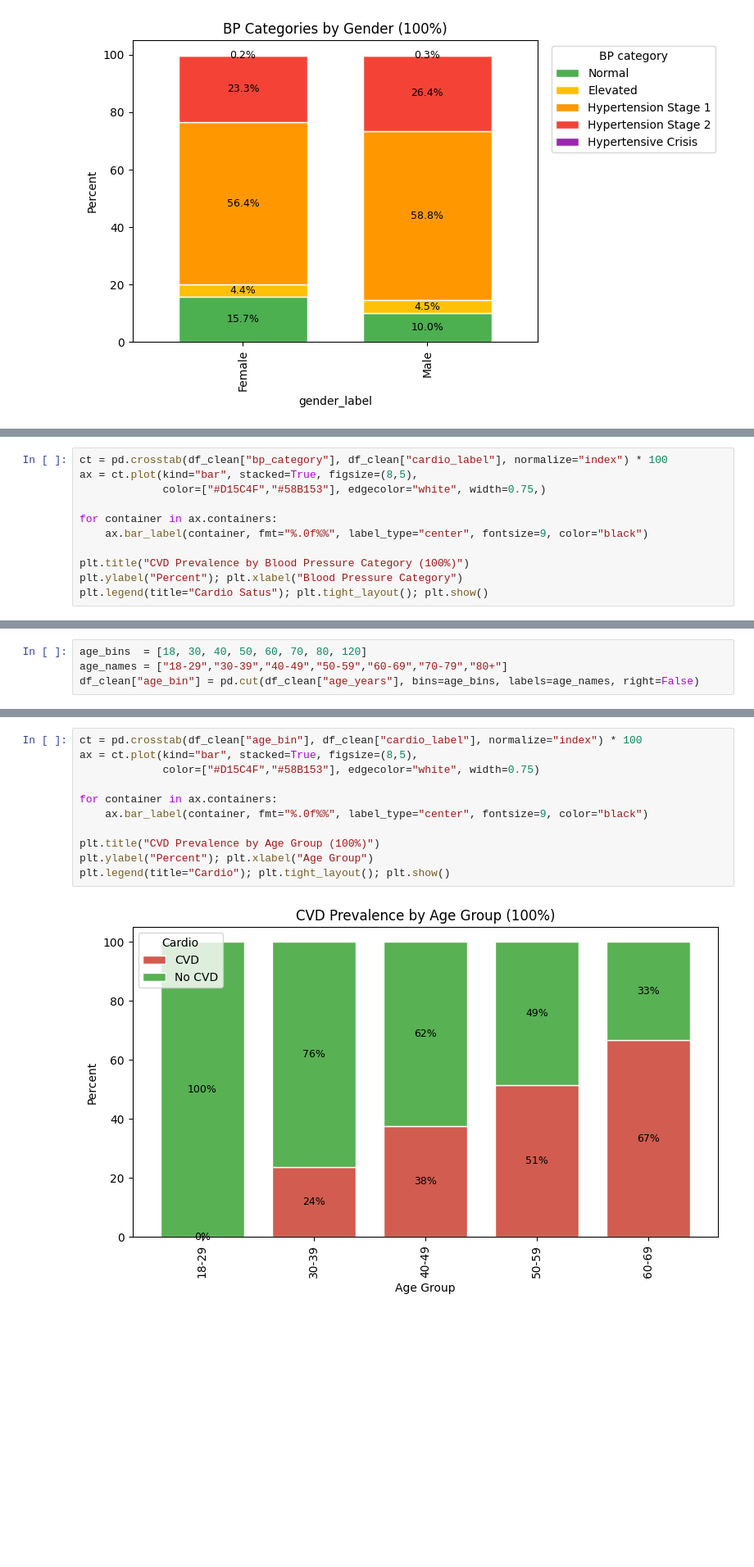
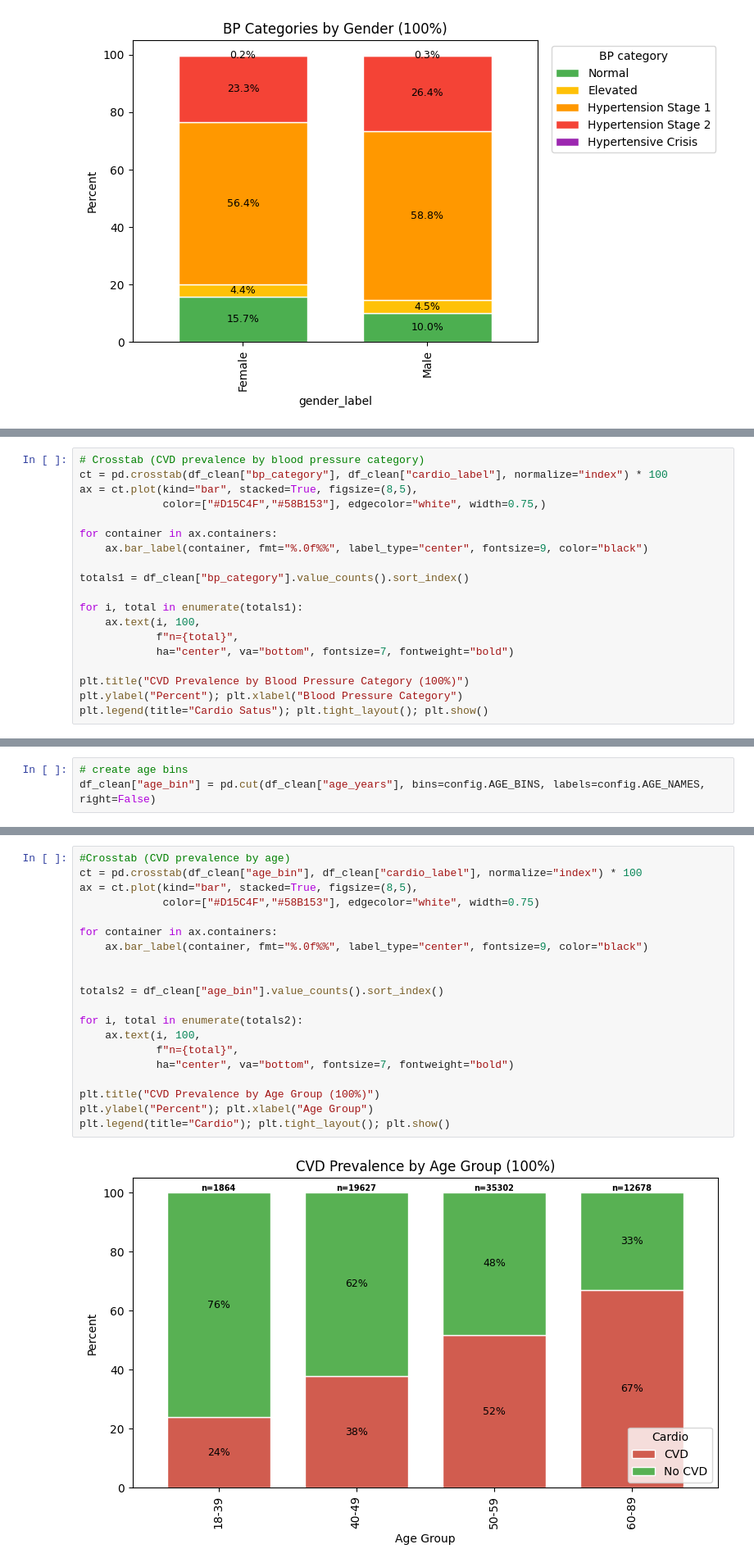
Before and after one commit to lizabguercho/DI_Final_Project_CVD, a Jupyter notebook: Final_project.ipynb, the cells around one changed output, grey strips where cells are left out. Shown at 82% size. Saved outputs shown, nothing was run; the diff lists cells and outputs as text; blank space fills up the shorter version.

```diff
--- a/Final_project.ipynb
+++ b/Final_project.ipynb
@@ -540,4 +565,5 @@ df_clean["cardio_label"]=df_clean["cardio"].map({0:"No CVD",1:"CVD"})
 # %%
+# Crosstab (CVD prevalence by blood pressure category)
 ct = pd.crosstab(df_clean["bp_category"], df_clean["cardio_label"], normalize="index") * 100
 ax = ct.plot(kind="bar", stacked=True, figsize=(8,5),
              color=["#D15C4F","#58B153"], edgecolor="white", width=0.75,)
@@ -545,6 +571,13 @@ ax = ct.plot(kind="bar", stacked=True, figsize=(8,5),
 for container in ax.containers:
     ax.bar_label(container, fmt="%.0f%%", label_type="center", fontsize=9, color="black")
 
+totals1 = df_clean["bp_category"].value_counts().sort_index()
+
+for i, total in enumerate(totals1):
+    ax.text(i, 100,
+            f"n={total}",
+            ha="center", va="bottom", fontsize=7, fontweight="bold")
+
 plt.title("CVD Prevalence by Blood Pressure Category (100%)")
 plt.ylabel("Percent"); plt.xlabel("Blood Pressure Category")
 plt.legend(title="Cardio Satus"); plt.tight_layout(); plt.show()
@@ -555,4 +604,3 @@ plt.legend(title="Cardio Satus"); plt.tight_layout(); plt.show()
 # %%
-age_bins  = [18, 30, 40, 50, 60, 70, 80, 120]
-age_names = ["18-29","30-39","40-49","50-59","60-69","70-79","80+"]
-df_clean["age_bin"] = pd.cut(df_clean["age_years"], bins=age_bins, labels=age_names, right=False)
+# create age bins
+df_clean["age_bin"] = pd.cut(df_clean["age_years"], bins=config.AGE_BINS, labels=config.AGE_NAMES, right=False)
@@ -559,13 +617,22 @@ df_clean["age_bin"] = pd.cut(df_clean["age_years"], bins=age_bins, labels=age_na
 # %%
+#Crosstab (CVD prevalence by age)
 ct = pd.crosstab(df_clean["age_bin"], df_clean["cardio_label"], normalize="index") * 100
 ax = ct.plot(kind="bar", stacked=True, figsize=(8,5),
              color=["#D15C4F","#58B153"], edgecolor="white", width=0.75)
 
 for container in ax.containers:
     ax.bar_label(container, fmt="%.0f%%", label_type="center", fontsize=9, color="black")
 
+
+totals2 = df_clean["age_bin"].value_counts().sort_index()
+
+for i, total in enumerate(totals2):
+    ax.text(i, 100,
+            f"n={total}",
+            ha="center", va="bottom", fontsize=7, fontweight="bold")
+
 plt.title("CVD Prevalence by Age Group (100%)")
 plt.ylabel("Percent"); plt.xlabel("Age Group")
 plt.legend(title="Cardio"); plt.tight_layout(); plt.show()
 # %% [output]
-[figure, old version]
+[figure, new version]
```
Also changed, not shown: parts of 47 cells of this notebook, 2 other files.
